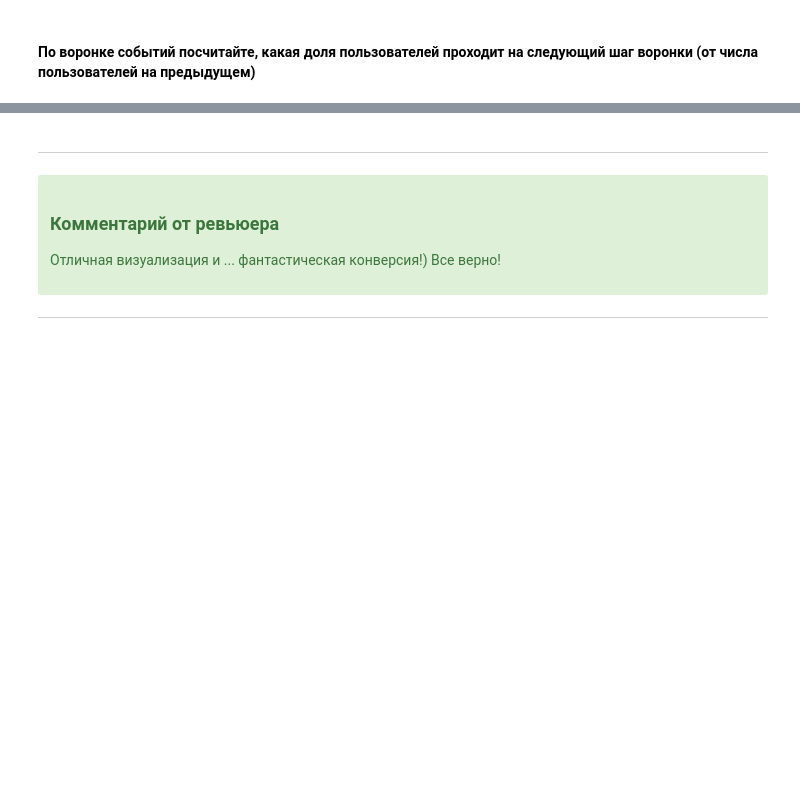
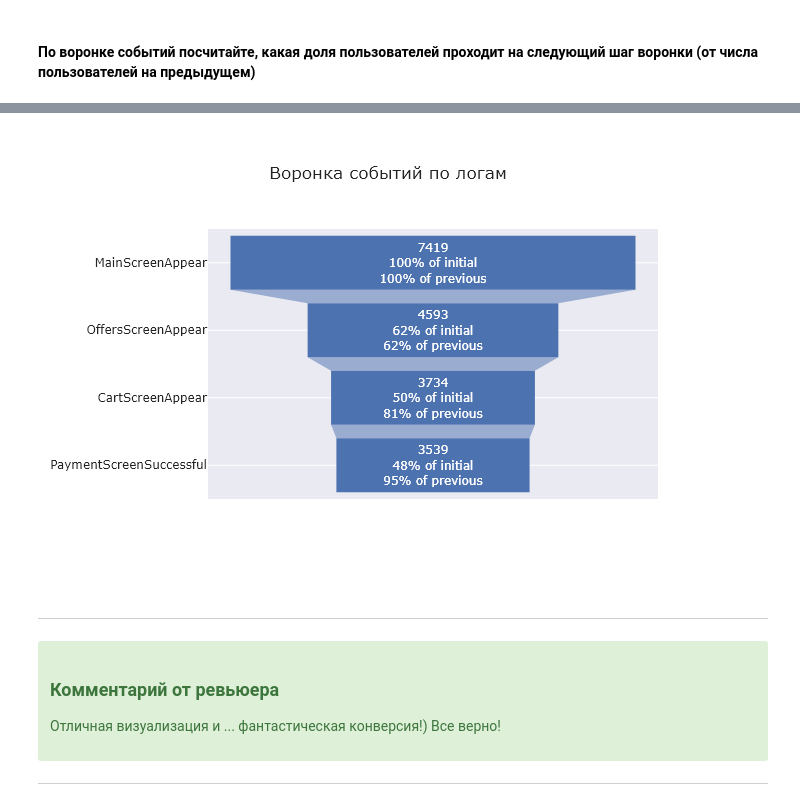
Before and after one commit to Yoshiki1990/Praktikum_projects, a Jupyter notebook: 9. Mobile apps analysis/Mobile_apps_analysis.ipynb, the cells around one changed output, grey strips where cells are left out. Cells and saved outputs as stored; diff of their text form; code cells hidden in the pictures; blank space fills up the shorter version.

```diff
--- a/9. Mobile apps analysis/Mobile_apps_analysis.ipynb
+++ b/9. Mobile apps analysis/Mobile_apps_analysis.ipynb
@@ -646,6 +645,5 @@ fig = go.Figure(go.Funnel(
     #отобразим процент пользователей на каждом шаге (от первоначального числа и о предыдущих шагов)
     textinfo = 'value + percent previous + percent initial'),
                 layout = go.Layout(title = go.layout.Title(text = 'Воронка событий по логам')))
-fig.show()
-fig.write_image("images/fig1.png");
+fig.show('png');
 # %% [output]
@@ -654,3 +650,4 @@ fig.write_image("images/fig1.png");
+[figure, added]
 # %% [markdown]
 ---
 
```
Also changed, not shown: parts of 5 cells of this notebook.
